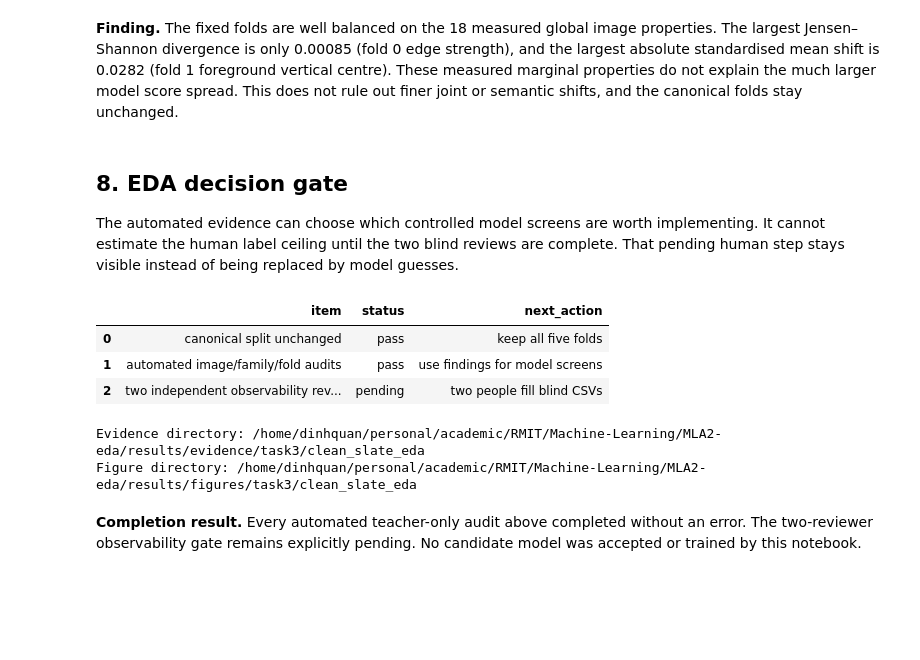
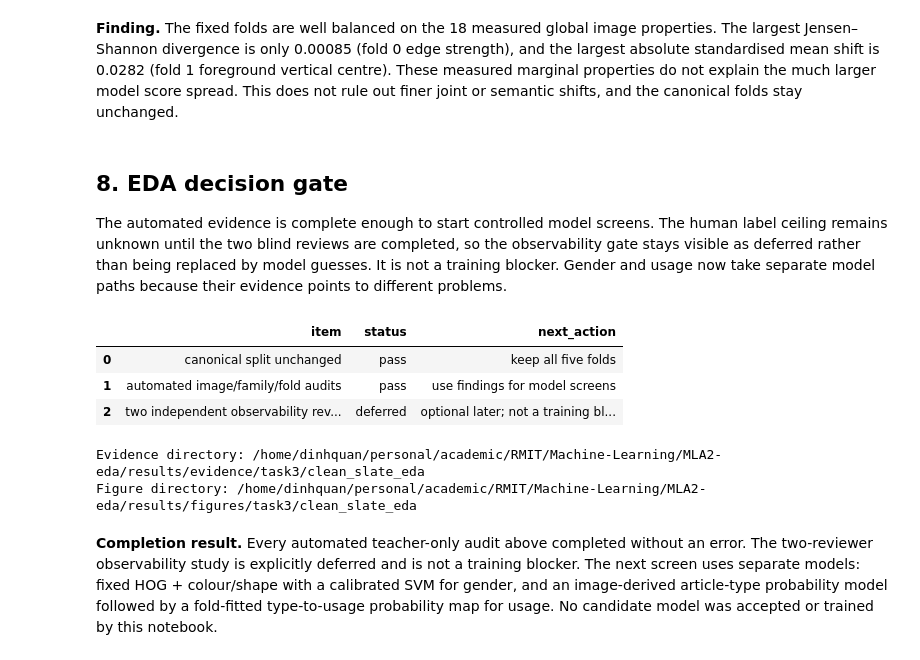
Before and after one commit to TrnLin/MLA2, a Jupyter notebook: notebooks/04k_task3_clean_slate_eda.ipynb, the cells around one changed output. Drawn from its saved outputs; the diff is of its cells as text; code cells hidden in the pictures; blank space fills up the shorter version.

```diff
--- a/notebooks/04k_task3_clean_slate_eda.ipynb
+++ b/notebooks/04k_task3_clean_slate_eda.ipynb
@@ -376,22 +376,22 @@ display(DisplayImage(filename=str(fold_figure)))
 # %% [markdown]
 ## 8. EDA decision gate
 
-The automated evidence can choose which controlled model screens are worth implementing. It cannot estimate the human label ceiling until the two blind reviews are complete. That pending human step stays visible instead of being replaced by model guesses.
+The automated evidence is complete enough to start controlled model screens. The human label ceiling remains unknown until the two blind reviews are completed, so the observability gate stays visible as deferred rather than being replaced by model guesses. It is not a training blocker. Gender and usage now take separate model paths because their evidence points to different problems.
 # %%
 gate = pd.DataFrame([
     {'item': 'canonical split unchanged', 'status': 'pass', 'next_action': 'keep all five folds'},
     {'item': 'automated image/family/fold audits', 'status': 'pass', 'next_action': 'use findings for model screens'},
-    {'item': 'two independent observability reviews', 'status': 'pending', 'next_action': 'two people fill blind CSVs'},
+    {'item': 'two independent observability reviews', 'status': 'deferred', 'next_action': 'optional later; not a training blocker'},
 ])
 display(gate)
 print(f'Evidence directory: {TASK3_EDA_DIR}')
 print(f'Figure directory: {TASK3_EDA_FIGURE_DIR}')
 # %% [output]
 |  | item | status | next_action |
 | 0 | canonical split unchanged | pass | keep all five folds |
 | 1 | automated image/family/fold audits | pass | use findings for model screens |
-| 2 | two independent observability rev... | pending | two people fill blind CSVs |
+| 2 | two independent observability rev... | deferred | optional later; not a training bl... |
 Evidence directory: /home/dinhquan/personal/academic/RMIT/Machine-Learning/MLA2-eda/results/evidence/task3/clean_slate_eda
 Figure directory: /home/dinhquan/personal/academic/RMIT/Machine-Learning/MLA2-eda/results/figures/task3/clean_slate_eda
 # %% [markdown]
-**Completion result.** Every automated teacher-only audit above completed without an error. The two-reviewer observability gate remains explicitly pending. No candidate model was accepted or trained by this notebook.
+**Completion result.** Every automated teacher-only audit above completed without an error. The two-reviewer observability study is explicitly deferred and is not a training blocker. The next screen uses separate models: fixed HOG + colour/shape with a calibrated SVM for gender, and an image-derived article-type probability model followed by a fold-fitted type-to-usage probability map for usage. No candidate model was accepted or trained by this notebook.
```
Also changed, not shown: parts of 5 cells of this notebook.
